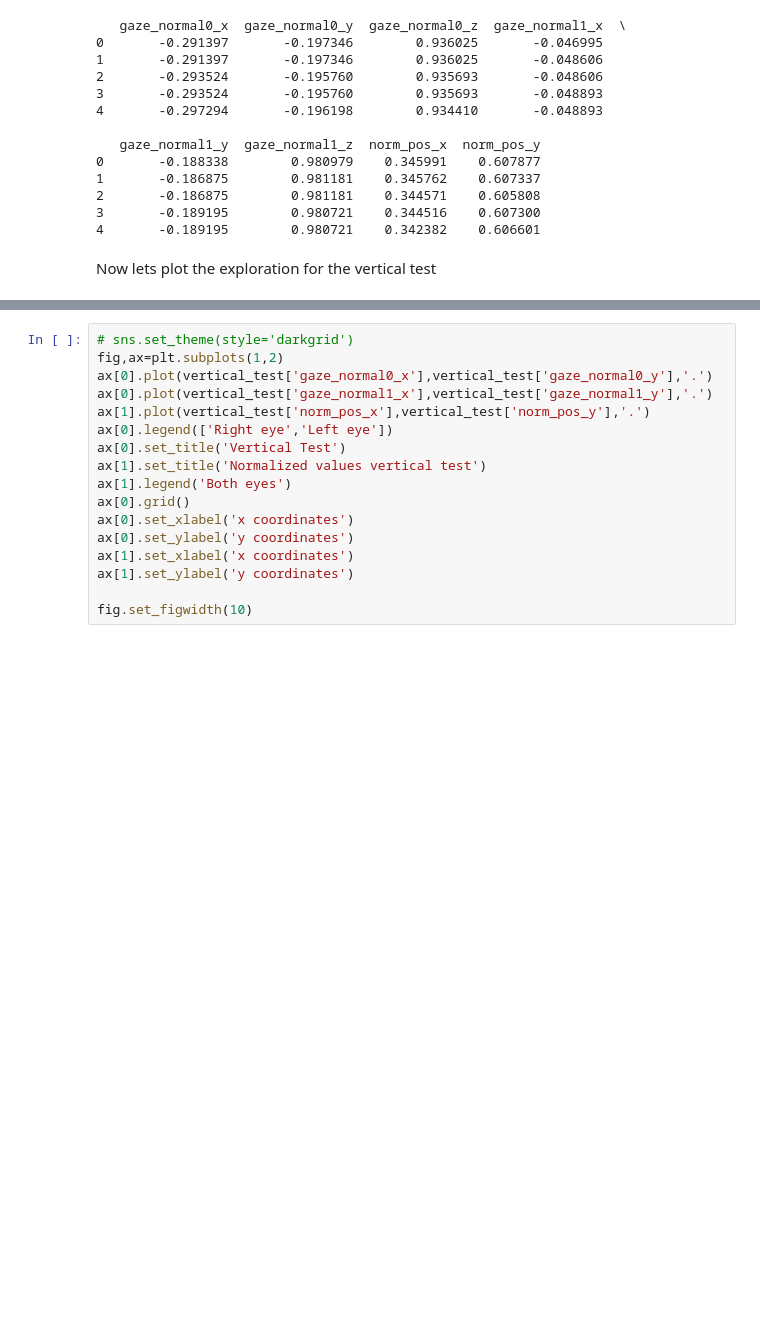
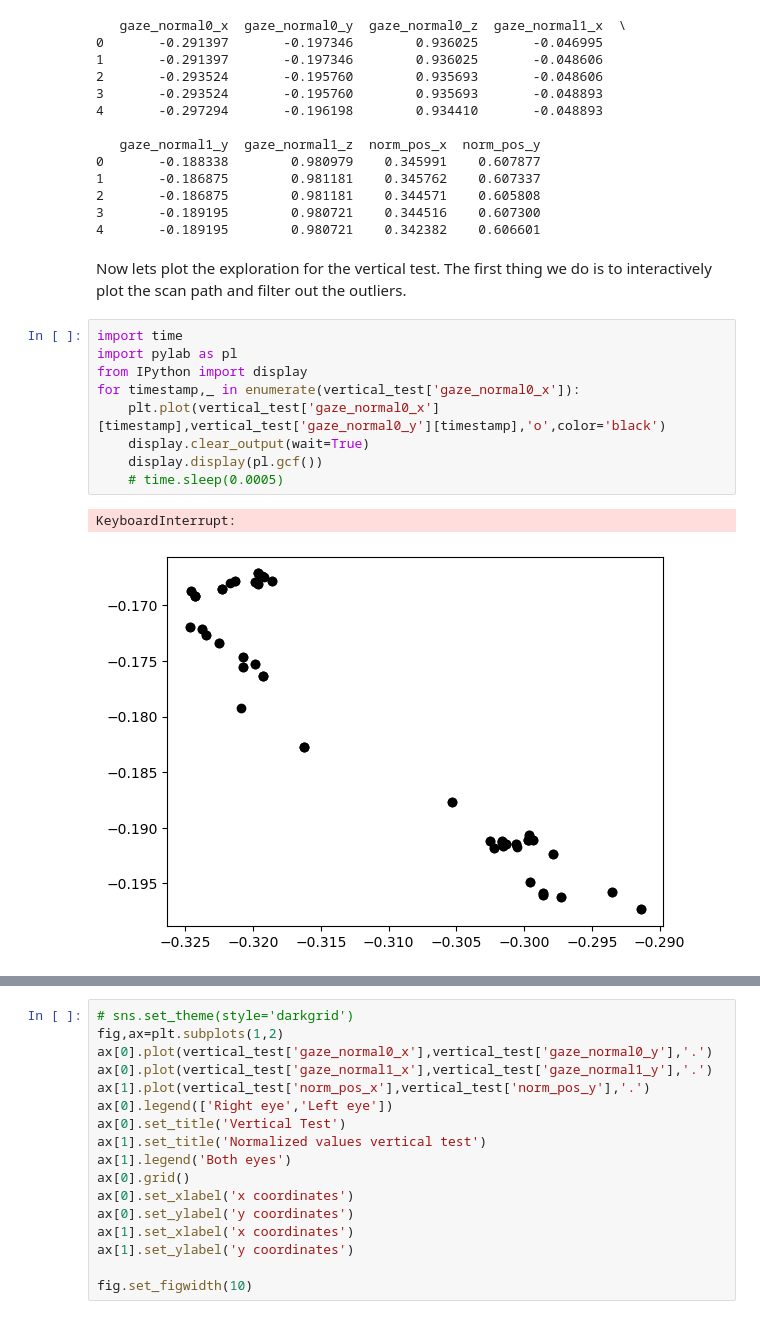
Before and after one commit to Rockyneuron/vision_ejes, a Jupyter notebook: analysis.ipynb, the cells around one changed output, grey strips where cells are left out. Drawn from its saved outputs; the diff is of its cells as text; blank space fills up the shorter version.

Commit message:
[st] interactive plotting

```diff
--- a/analysis.ipynb
+++ b/analysis.ipynb
@@ -35,4 +35,17 @@ print(vertical_test.head())
 3       -0.189195        0.980721    0.344516    0.607300
 4       -0.189195        0.980721    0.342382    0.606601
 # %% [markdown]
-Now lets plot the exploration for the vertical test
+Now lets plot the exploration for the vertical test.
+The first thing we do is to interactively plot the scan path and filter out the outliers.
+# %%
+import time
+import pylab as pl
+from IPython import display
+for timestamp,_ in enumerate(vertical_test['gaze_normal0_x']):
+    plt.plot(vertical_test['gaze_normal0_x'][timestamp],vertical_test['gaze_normal0_y'][timestamp],'o',color='black')
+    display.clear_output(wait=True)
+    display.display(pl.gcf())
+    # time.sleep(0.0005)
+# %% [output]
+KeyboardInterrupt:
+[figure, added]
```
Also changed, not shown: parts of 2 cells of this notebook.
